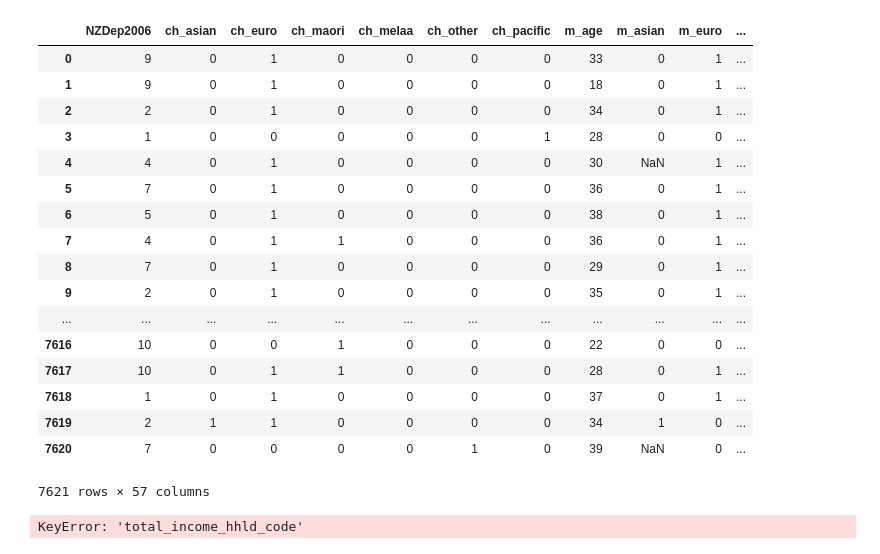
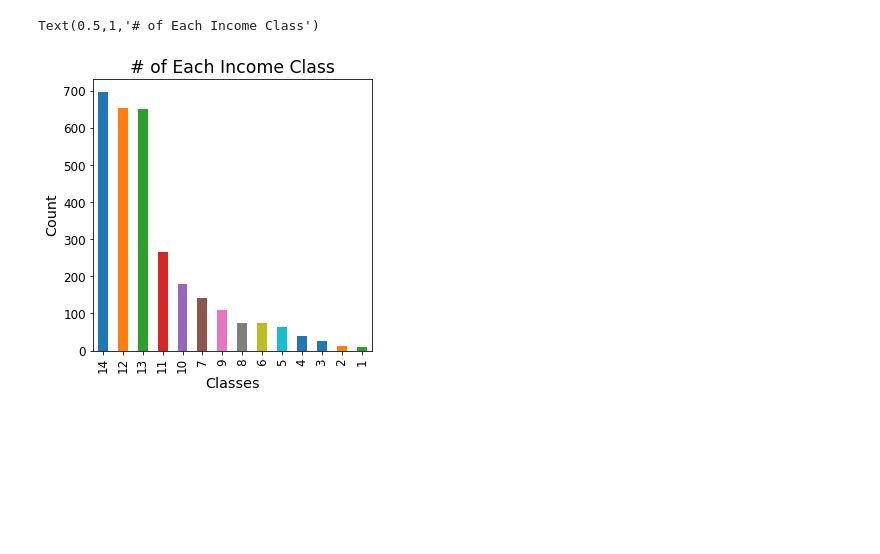
Before and after one commit to HarrisonBacordo/Comp309Kaggle, a Jupyter notebook: A3/A3.ipynb, the cells around one changed output. Saved outputs shown, nothing was run; the diff lists cells and outputs as text; code cells hidden in the pictures; blank space fills up the shorter version.

```diff
--- a/A3/A3.ipynb
+++ b/A3/A3.ipynb
@@ -1,49 +1,31 @@
 # %%
 import pandas as pd
 import matplotlib.pyplot as plt
 import os
 import numpy as np
 %matplotlib inline
 
 DATASET_PATH = os.path.join("..", "dataset")
 
 
 def load_dataset(dataset_path=DATASET_PATH):
     rent_csv = os.path.join(dataset_path, "census-comp309ACTUAL.csv")
     df_ORIGINAL = pd.read_csv(rent_csv)
     df = df_ORIGINAL.replace('?', np.nan)
     train, test = pd.DataFrame(df.head(3000)), pd.DataFrame(df.tail(4621))
     train, test = train.iloc[:, 1:], test.iloc[:, 1:]
     train_x, train_y = train.iloc[:, :57], train.iloc[:, 57]
     test_x, test_y = test.iloc[:, :57], test.iloc[:, 57]
     x, y = df.iloc[:, 1:58], df.iloc[:, 58]
 
     return train, test,train_x, test_x, train_y, test_y, x, y, df_ORIGINAL
 
 
 train, test, x_train, x_test, y_train, y_test, x,  y, df_ORIGINAL = load_dataset()
-x
+ax = y.value_counts().plot(kind="bar", figsize=(5,5), fontsize=12)
+ax.set_xlabel(xlabel="Classes", size='x-large')
+ax.set_ylabel(ylabel="Count", size='x-large')
+ax.set_title(label="# of Each Income Class", size='xx-large')
 # %% [output]
-|  | NZDep2006 | ch_asian | ch_euro | ch_maori | ch_melaa | ch_other | ch_pacific | m_age | m_asian | m_euro | ... |
-| 0 | 9 | 0 | 1 | 0 | 0 | 0 | 0 | 33 | 0 | 1 | ... |
-| 1 | 9 | 0 | 1 | 0 | 0 | 0 | 0 | 18 | 0 | 1 | ... |
-| 2 | 2 | 0 | 1 | 0 | 0 | 0 | 0 | 34 | 0 | 1 | ... |
-| 3 | 1 | 0 | 0 | 0 | 0 | 0 | 1 | 28 | 0 | 0 | ... |
-| 4 | 4 | 0 | 1 | 0 | 0 | 0 | 0 | 30 | NaN | 1 | ... |
-| 5 | 7 | 0 | 1 | 0 | 0 | 0 | 0 | 36 | 0 | 1 | ... |
-| 6 | 5 | 0 | 1 | 0 | 0 | 0 | 0 | 38 | 0 | 1 | ... |
-| 7 | 4 | 0 | 1 | 1 | 0 | 0 | 0 | 36 | 0 | 1 | ... |
-| 8 | 7 | 0 | 1 | 0 | 0 | 0 | 0 | 29 | 0 | 1 | ... |
-| 9 | 2 | 0 | 1 | 0 | 0 | 0 | 0 | 35 | 0 | 1 | ... |
-| ... | ... | ... | ... | ... | ... | ... | ... | ... | ... | ... | ... |
-| 7616 | 10 | 0 | 0 | 1 | 0 | 0 | 0 | 22 | 0 | 0 | ... |
-| 7617 | 10 | 0 | 1 | 1 | 0 | 0 | 0 | 28 | 0 | 1 | ... |
-| 7618 | 1 | 0 | 1 | 0 | 0 | 0 | 0 | 37 | 0 | 1 | ... |
-| 7619 | 2 | 1 | 1 | 0 | 0 | 0 | 0 | 34 | 1 | 0 | ... |
-| 7620 | 7 | 0 | 0 | 0 | 0 | 1 | 0 | 39 | NaN | 0 | ... |
-7621 rows × 57 columns
+Text(0.5,1,'# of Each Income Class')
+[figure, added]
-# %%
-corr_matrix = train.corr()
-corr_matrix["total_income_hhld_code"].sort_values(ascending=False)
-# %% [output]
-KeyError: 'total_income_hhld_code'
```
Also changed, not shown: parts of 25 cells of this notebook, 6 other files.
